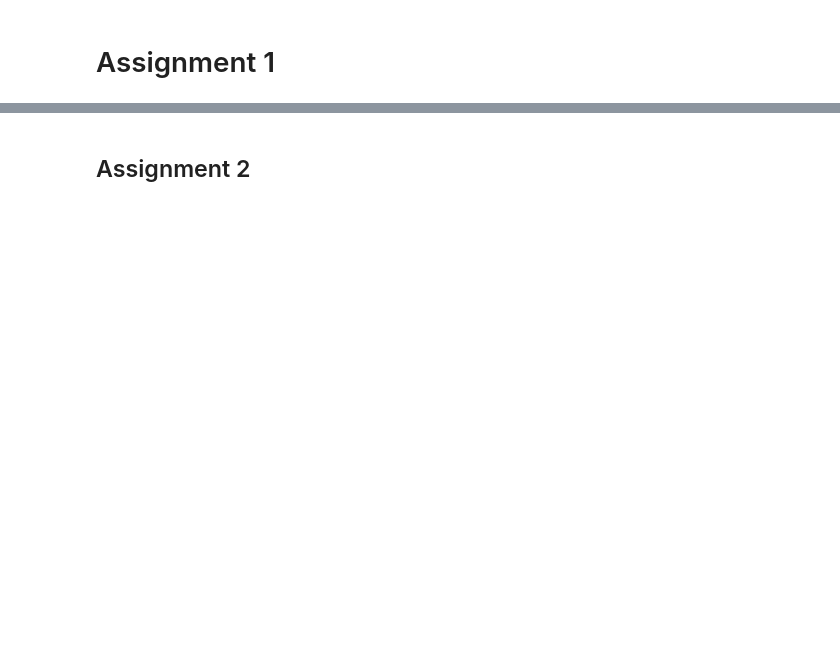
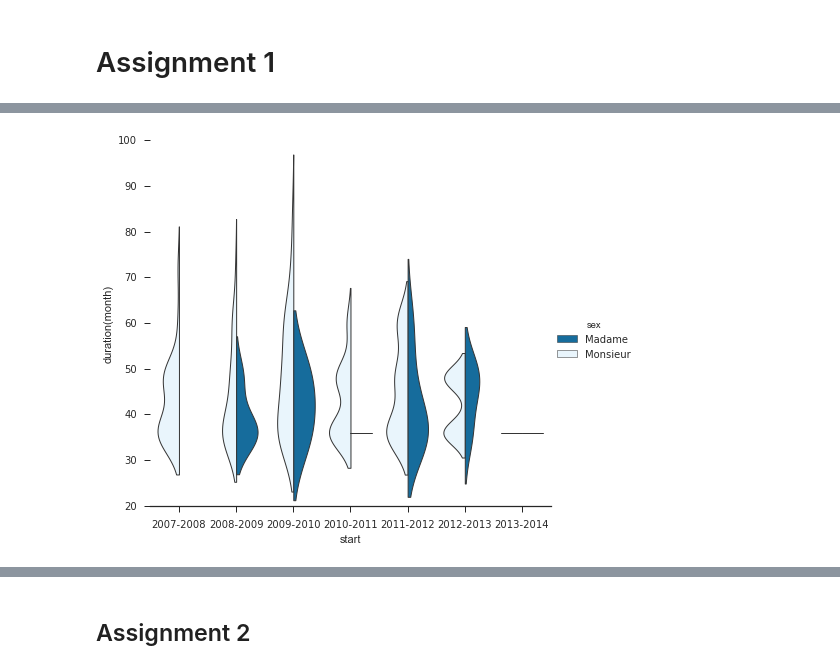
Before and after one commit to fanzhangsuper/fancy_group, a Jupyter notebook: HW3/homework 3.ipynb, the cells around one changed output, grey strips where cells are left out. Drawn from its saved outputs; the diff is of its cells as text; code cells hidden in the pictures; blank space fills up the shorter version.

```diff
--- a/HW3/homework 3.ipynb
+++ b/HW3/homework 3.ipynb
@@ -207,0 +326,8 @@ result.iloc[:,[0, 4]].reset_index().groupby(['Civilité','period']).count()
+# %%
+# plt.rcParams['figure.figsize']=(10,10)
+g = sns.FacetGrid(result.reset_index(), size=6, aspect=1.1)
+g = g.map(sns.violinplot, "start", "duration(month)","Civilité",
+          inner=None, linewidth=1, scale="area", split=True, width=0.75, size=12)\
+        .despine(left=True).add_legend(title="sex")
+# %% [output]
+[figure, added]
```
Also changed, not shown: parts of 24 cells of this notebook.
